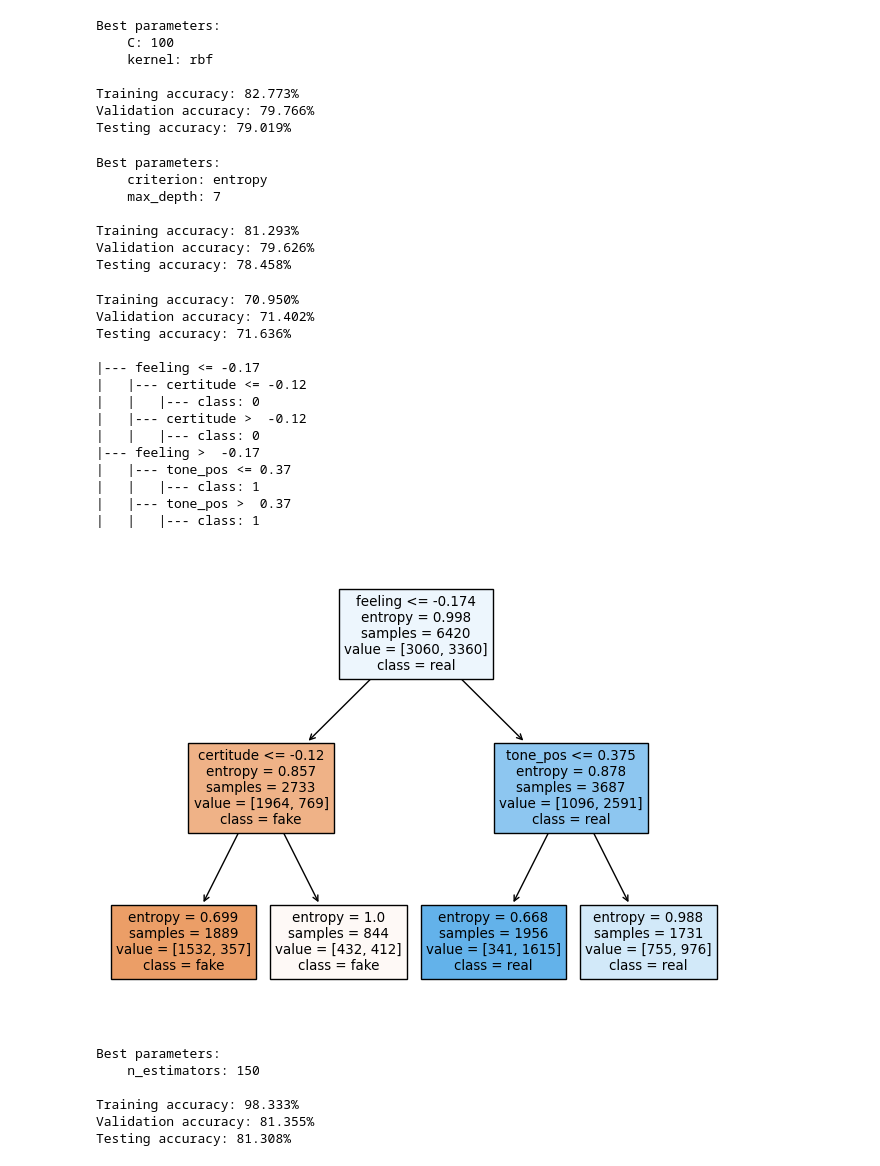
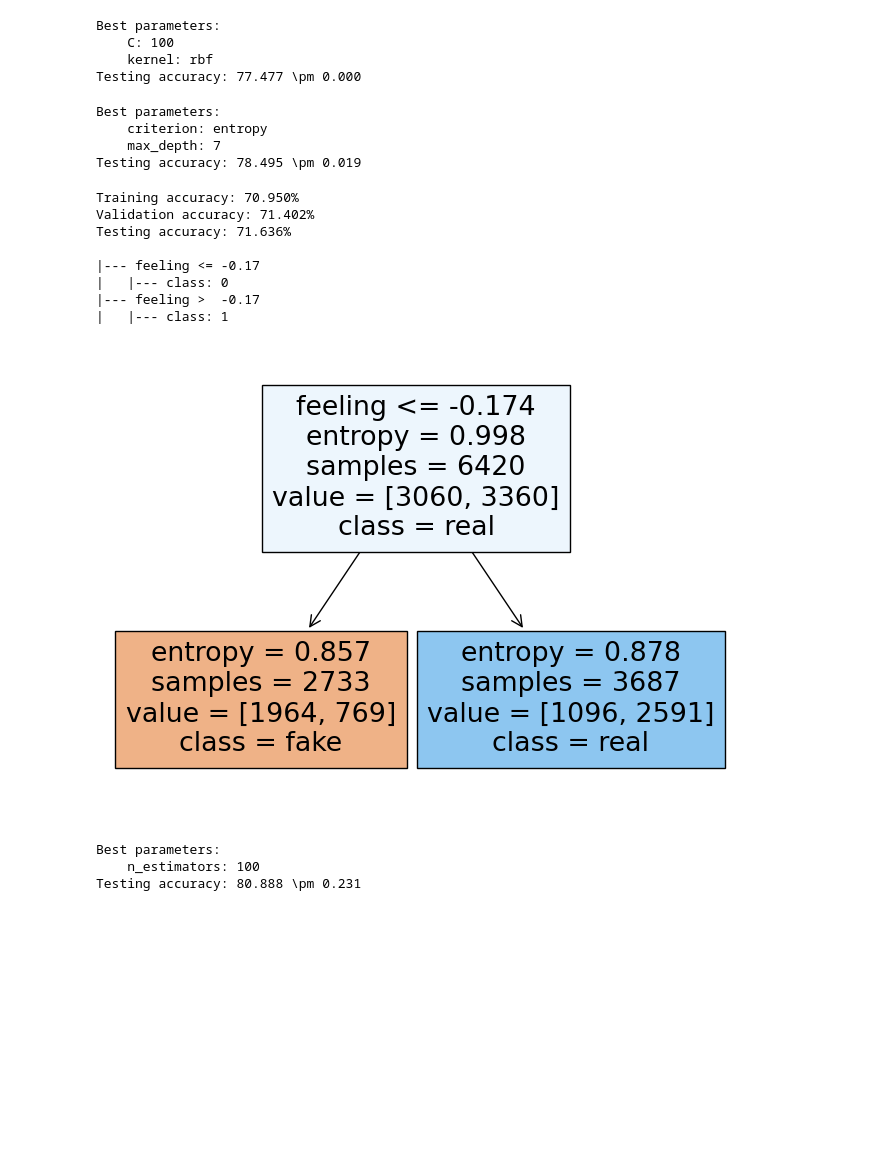
Before and after one commit to ignasa007/LingML, a Jupyter notebook: xml.ipynb, the cells around one changed output. Cells and saved outputs as stored; diff of their text form; code cells hidden in the pictures; blank space fills up the shorter version.

```diff
--- a/xml.ipynb
+++ b/xml.ipynb
@@ -103,15 +126,13 @@ param_grid = {
     'kernel': ('poly', 'rbf',),
 }
 
-clf = grid_search(model=model, param_grid=param_grid)
+clf, test_results = grid_search(model=model, param_grid=param_grid)
+results['SVM'] = test_results
 # %% [output]
 Best parameters:
     C: 100
     kernel: rbf
-
-Training accuracy: 82.773%
-Validation accuracy: 79.766%
-Testing accuracy: 79.019%
+Testing accuracy: 77.477 \pm 0.000
 # %%
 model = DecisionTreeClassifier()
 param_grid = {
@@ -119,57 +140,47 @@ param_grid = {
     'max_depth': (5, 6, 7, 8, 9,),
 }
 
-clf = grid_search(model=model, param_grid=param_grid)
+clf, test_results = grid_search(model=model, param_grid=param_grid)
+results['Decision Tree'] = test_results
 # %% [output]
 Best parameters:
     criterion: entropy
     max_depth: 7
-
-Training accuracy: 81.293%
-Validation accuracy: 79.626%
-Testing accuracy: 78.458%
+Testing accuracy: 78.495 \pm 0.019
 # %%
-model.set_params(criterion='entropy', max_depth=2)
+model.set_params(criterion='entropy', max_depth=1)
 model.fit(dfs['train'].iloc[:, :-1], dfs['train'].iloc[:, -1],)
 
 print(f"Training accuracy: {100 * accuracy_score(model.predict(dfs['train'].iloc[:, :-1]), dfs['train'].iloc[:, -1]):.3f}%")
 print(f"Validation accuracy: {100 * accuracy_score(model.predict(dfs['val'].iloc[:, :-1]), dfs['val'].iloc[:, -1]):.3f}%")
 print(f"Testing accuracy: {100 * accuracy_score(model.predict(dfs['test'].iloc[:, :-1]), dfs['test'].iloc[:, -1]):.3f}%\n")
 
 print(export_text(model, feature_names=columns[:-1])) #, class_names=['fake', 'real']))
 
 fig = plt.figure(figsize=(8, 6))
 _ = plot_tree(model, feature_names=columns[:-1], class_names=['fake', 'real'], filled=True)
 # %% [output]
 Training accuracy: 70.950%
 Validation accuracy: 71.402%
 Testing accuracy: 71.636%
 
 |--- feeling <= -0.17
-|   |--- certitude <= -0.12
-|   |   |--- class: 0
-|   |--- certitude >  -0.12
-|   |   |--- class: 0
+|   |--- class: 0
 |--- feeling >  -0.17
-|   |--- tone_pos <= 0.37
-|   |   |--- class: 1
-|   |--- tone_pos >  0.37
-|   |   |--- class: 1
+|   |--- class: 1
-[figure, old version]
+[figure, new version]
 # %%
 model = RandomForestClassifier(criterion='entropy')
 param_grid = {
     'n_estimators': (50, 100, 150, 200,),
 }
 
-clf = grid_search(model=model, param_grid=param_grid)
+clf, test_results = grid_search(model=model, param_grid=param_grid)
+results['Random Forest'] = test_results
 # %% [output]
 Best parameters:
-    n_estimators: 150
-
-Training accuracy: 98.333%
-Validation accuracy: 81.355%
-Testing accuracy: 81.308%
+    n_estimators: 100
+Testing accuracy: 80.888 \pm 0.231
 # %%
 model = XGBClassifier()
 param_grid = {
```
Also changed, not shown: parts of 12 cells of this notebook, 2 other files.
